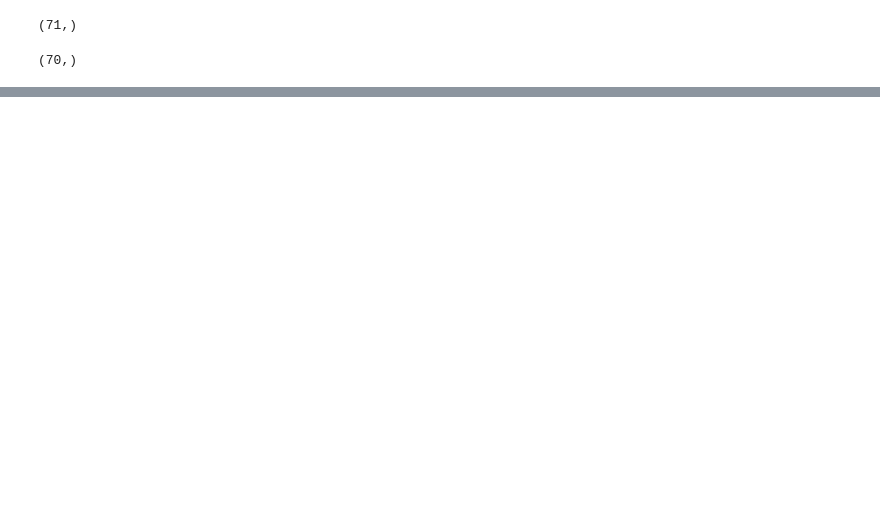
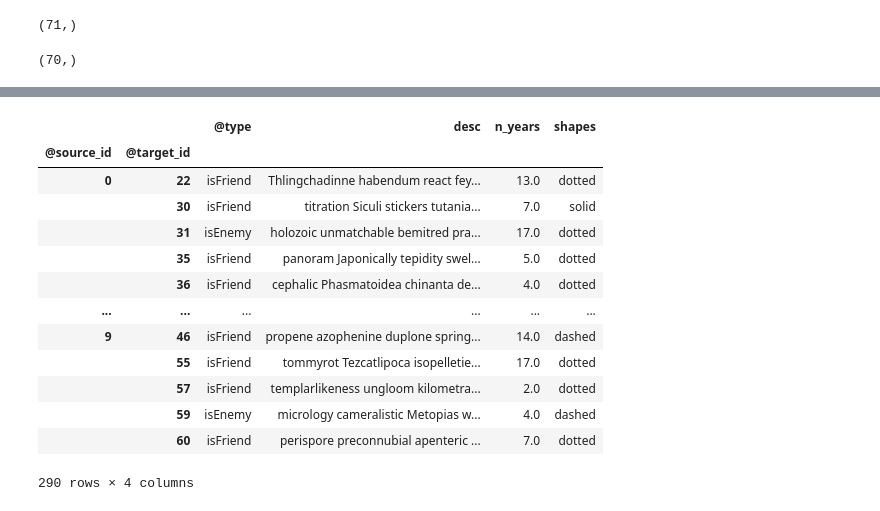
Before and after one commit to BlueBrain/BlueGraph, a Jupyter notebook: examples/PGFrames demo + sematic encoding.ipynb, the cells around one changed output, grey strips where cells are left out. Cells and saved outputs as stored; diff of their text form; code cells hidden in the pictures; blank space fills up the shorter version.

```diff
--- a/examples/PGFrames demo + sematic encoding.ipynb
+++ b/examples/PGFrames demo + sematic encoding.ipynb
@@ -376,0 +509,3 @@ transformed_frame._edges
+# %%
+new_frame = PandasPGFrame()
+new_frame.from_jsonld(jsonld_repr, types_from_relations=False)
@@ -376,0 +529,17 @@ transformed_frame._edges
+# %%
+new_frame._edges
+# %% [output]
+|  |  | @type | desc | n_years | shapes |
+| @source_id | @target_id |  |  |  |  |
+| 0 | 22 | isFriend | Thlingchadinne habendum react fey... | 13.0 | dotted |
+|  | 30 | isFriend | titration Siculi stickers tutania... | 7.0 | solid |
+|  | 31 | isEnemy | holozoic unmatchable bemitred pra... | 17.0 | dotted |
+|  | 35 | isFriend | panoram Japonically tepidity swel... | 5.0 | dotted |
+|  | 36 | isFriend | cephalic Phasmatoidea chinanta de... | 4.0 | dotted |
+| ... | ... | ... | ... | ... | ... |
+| 9 | 46 | isFriend | propene azophenine duplone spring... | 14.0 | dashed |
+|  | 55 | isFriend | tommyrot Tezcatlipoca isopelletie... | 17.0 | dotted |
+|  | 57 | isFriend | templarlikeness ungloom kilometra... | 2.0 | dotted |
+|  | 59 | isEnemy | micrology cameralistic Metopias w... | 4.0 | dashed |
+|  | 60 | isFriend | perispore preconnubial apenteric ... | 7.0 | dotted |
+290 rows × 4 columns
```
Also changed, not shown: parts of 23 cells of this notebook.
